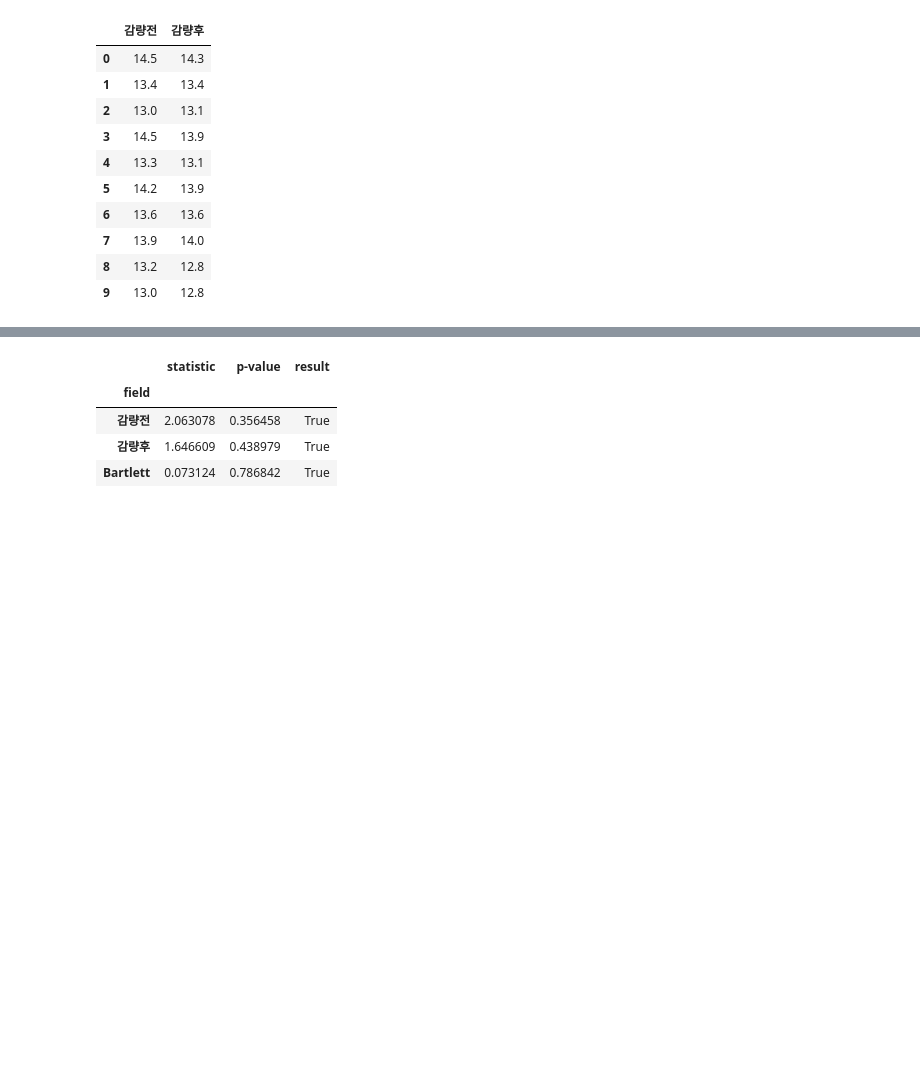
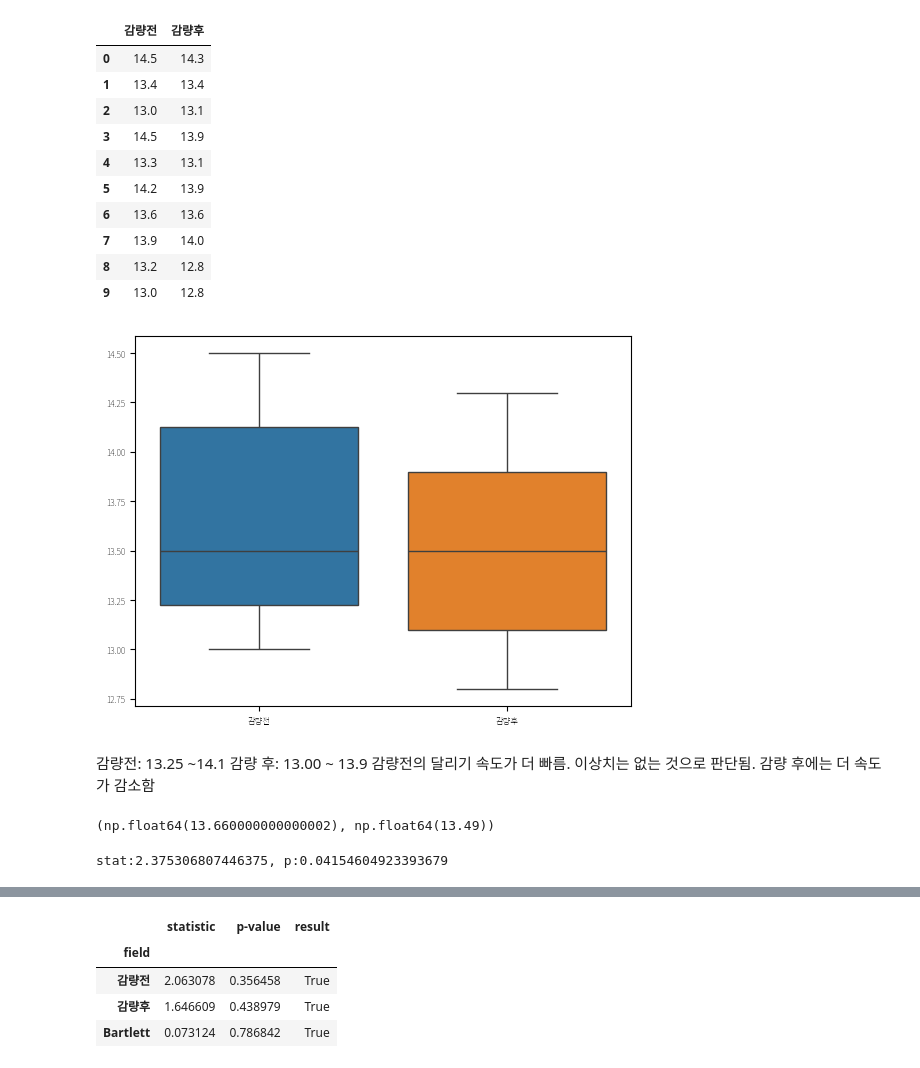
Before and after one commit to GYULLTANGURRI/main, a Jupyter notebook: 251204실습/251204_연습문제.ipynb, the cells around one changed output, grey strips where cells are left out. Drawn from its saved outputs; the diff is of its cells as text; code cells hidden in the pictures; blank space fills up the shorter version.

```diff
--- a/251204실습/251204_연습문제.ipynb
+++ b/251204실습/251204_연습문제.ipynb
@@ -1055,3 +1087,29 @@ rd
 | 7 | 13.9 | 14.0 |
 | 8 | 13.2 | 12.8 |
 | 9 | 13.0 | 12.8 |
+# %%
+import matplotlib.pyplot as plt
+import seaborn as sb
+
+sb.boxplot(data=rd[['감량전', '감량후']])
+plt.show()
+# %% [output]
+[figure, added]
+# %% [markdown]
+감량전: 13.25 ~14.1
+감량 후: 13.00 ~ 13.9
+감량전의 달리기 속도가 더 빠름.
+이상치는 없는 것으로 판단됨. 감량 후에는 더 속도가 감소함
+# %%
+before_mean = rd['감량전'].mean()
+after_mean = rd['감량후'].mean()
+before_mean, after_mean
+# %% [output]
+(np.float64(13.660000000000002), np.float64(13.49))
+# %%
+from scipy.stats import ttest_rel
+
+stat, p = ttest_rel(rd['감량전'], rd['감량후'])
+print(f"stat:{stat}, p:{p}")
+# %% [output]
+stat:2.375306807446375, p:0.04154604923393679
```
Also changed, not shown: parts of 10 cells of this notebook, 3 other files.
